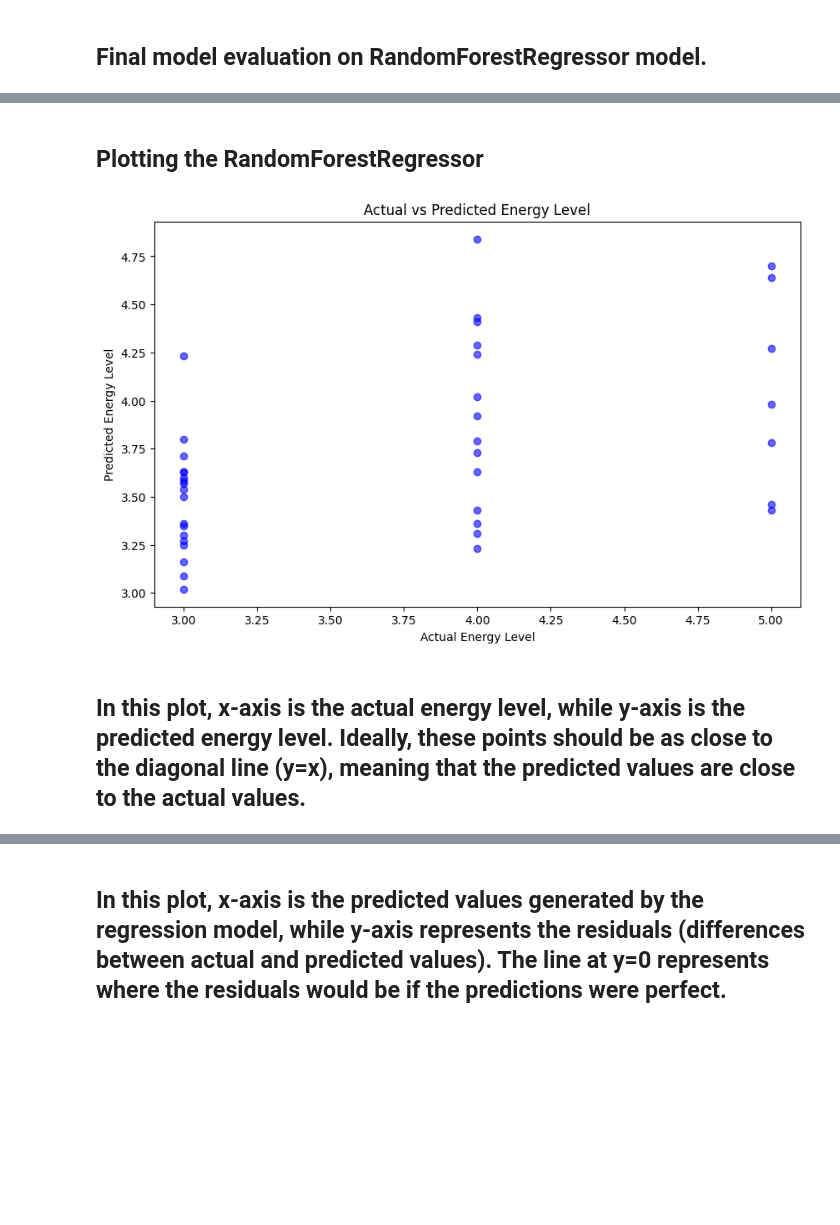
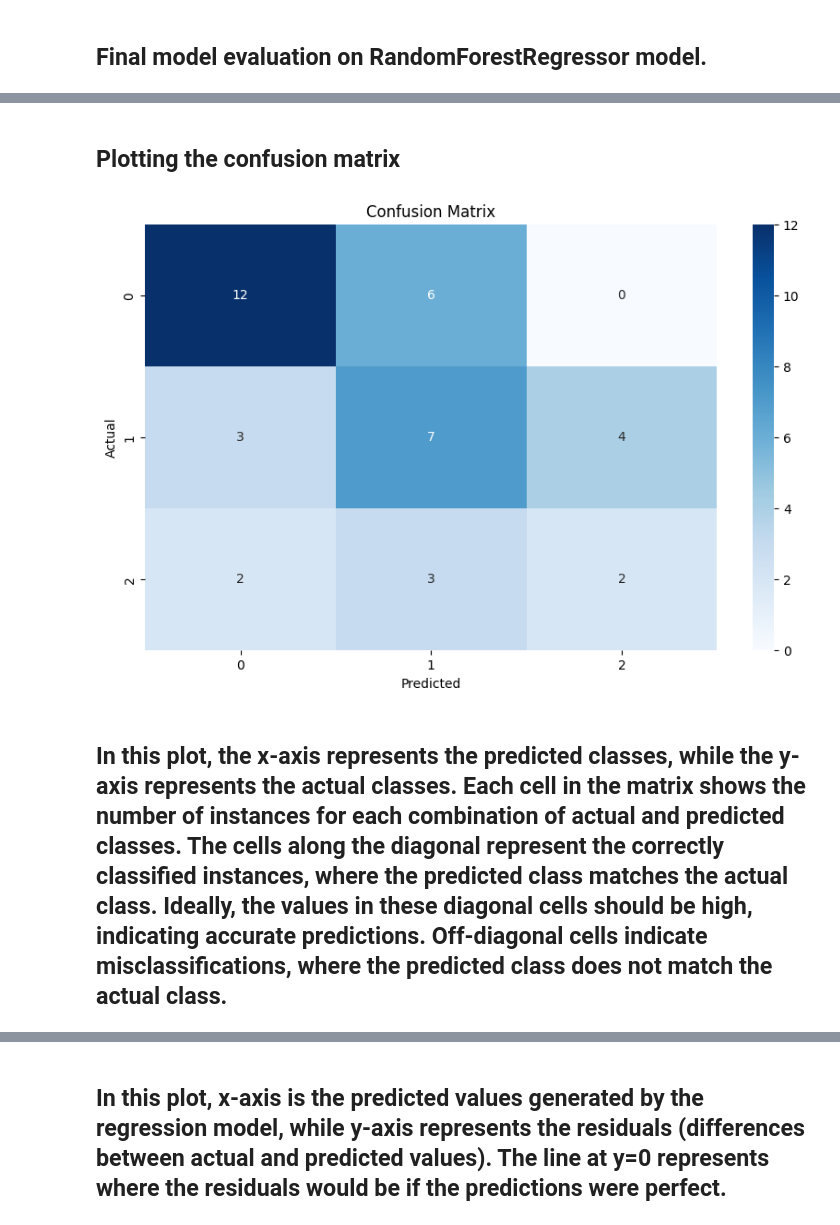
Before and after one commit to dnllzc/mldm-project, a Jupyter notebook: notebook3f2d4297f9.ipynb, the cells around one changed output, grey strips where cells are left out. Saved outputs shown, nothing was run; the diff lists cells and outputs as text; code cells hidden in the pictures; blank space fills up the shorter version.

```diff
--- a/notebook3f2d4297f9.ipynb
+++ b/notebook3f2d4297f9.ipynb
@@ -85,7 +86,7 @@ for num_cl in range(2, 150):
     # Define the pipeline with preprocessor and KMeans
     pipeline = Pipeline(steps=[('preprocessor', preprocessor),
                                ('kmeans', KMeans(n_clusters=num_cl, n_init=10, random_state=42)),
-                               ('regressor', RandomForestRegressor(n_estimators=100, random_state=42))])
+                               ('classifier', RandomForestClassifier(n_estimators=100, random_state=42))])
 
     # Train the model
     pipeline.fit(X_train, y_train)
@@ -124,7 +125,7 @@ print("Best number of clusters: ", best_num_cl, " with silhouette of: ", best_sc
 
 pipeline = Pipeline(steps=[('preprocessor', preprocessor),
                             ('kmeans', KMeans(n_clusters=best_num_cl, n_init=10, random_state=42)),
-                            ('regressor', RandomForestRegressor(n_estimators=100, random_state=42))])
+                            ('classifier', RandomForestClassifier(n_estimators=100, random_state=42))])
 
 pipeline.fit(X_train, y_train)
 
@@ -149,0 +138,12 @@ Root Mean Squared Error (RMSE): 0.6584285877209503
+# %%
+# Evaluate the model
+accuracy = accuracy_score(y_test, y_pred)
+print(f"Accuracy: {accuracy}")
+
+# Detailed classification report
+report = classification_report(y_test, y_pred)
+print("Classification Report:\n", report)
+
+# Confusion matrix
+conf_matrix = confusion_matrix(y_test, y_pred)
+print("Confusion Matrix:\n", conf_matrix)
@@ -150,17 +167,18 @@ Root Mean Squared Error (RMSE): 0.6584285877209503
 # %% [markdown]
-## Plotting the RandomForestRegressor
+## Plotting the confusion matrix
 # %%
-# Predicted vs Actual values
+# Plotting the RandomForestClassifier
+# Predicted vs Actual values (Confusion Matrix heatmap)
 plt.figure(figsize=(10, 6))
-plt.scatter(y_test, y_pred, alpha=0.6, color='b')
-plt.xlabel('Actual Energy Level')
-plt.ylabel('Predicted Energy Level')
-plt.title('Actual vs Predicted Energy Level')
+sns.heatmap(conf_matrix, annot=True, fmt='d', cmap='Blues')
+plt.xlabel('Predicted')
+plt.ylabel('Actual')
+plt.title('Confusion Matrix')
 plt.show()
 # %% [output]
-[figure, old version]
+[figure, new version]
-# %% [markdown]
-## In this plot, x-axis is the actual energy level, while y-axis is the predicted energy level. Ideally, these points should be as close to the diagonal line (y=x), meaning that the predicted values are close to the actual values.
+# %% [markdown]
+## In this plot, the x-axis represents the predicted classes, while the y-axis represents the actual classes. Each cell in the matrix shows the number of instances for each combination of actual and predicted classes. The cells along the diagonal represent the correctly classified instances, where the predicted class matches the actual class. Ideally, the values in these diagonal cells should be high, indicating accurate predictions. Off-diagonal cells indicate misclassifications, where the predicted class does not match the actual class.
 # %%
 # Residuals
 residuals = y_test - y_pred
```
Also changed, not shown: parts of 10 cells of this notebook.
